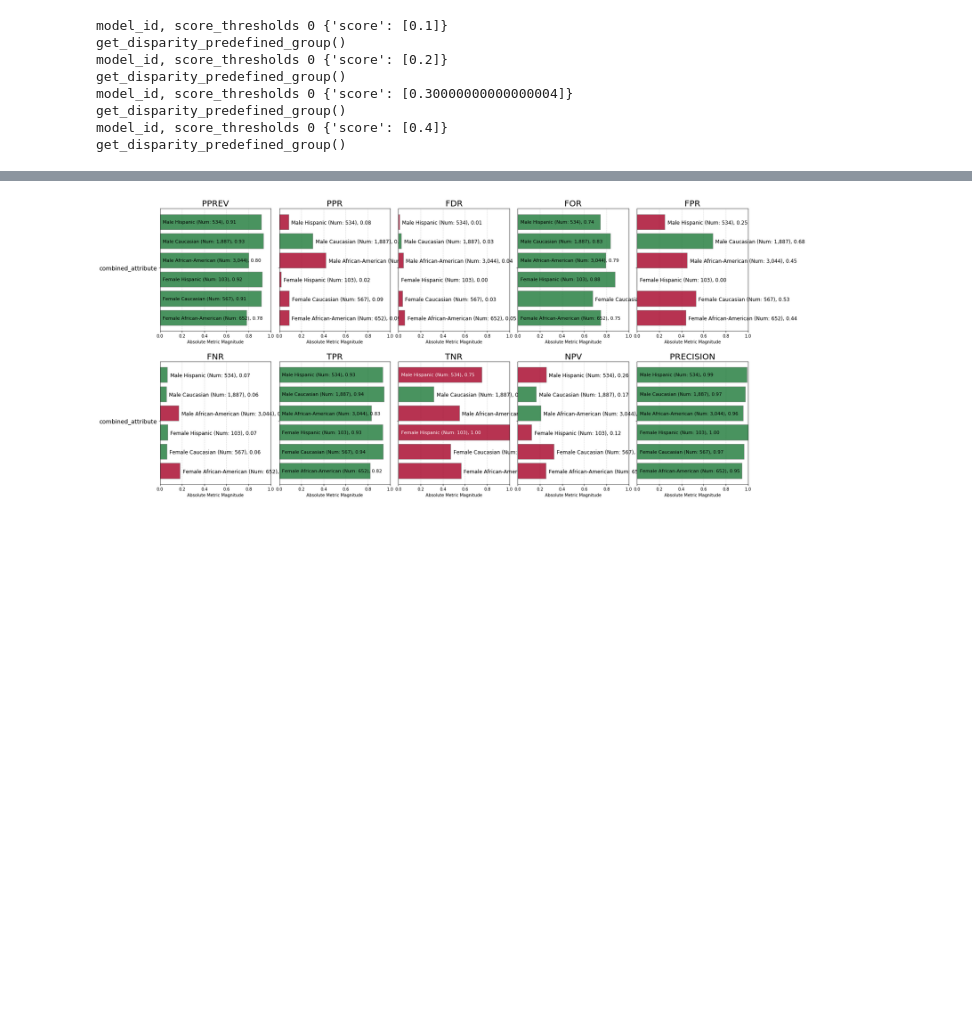
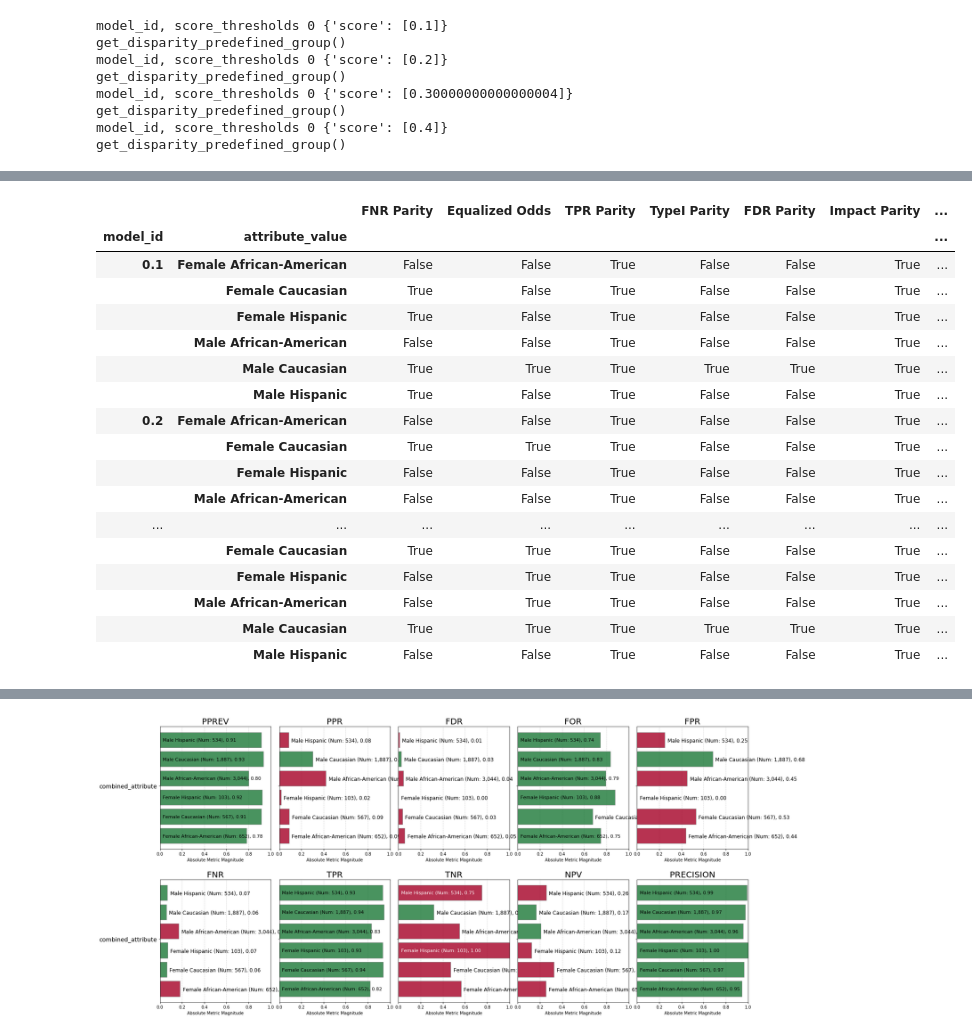
Before and after one commit to namsor/namsor-compass, a Jupyter notebook: 05_Data_Analysis_01_Fairness_Analysis_of_Gender_Endpoint.ipynb, the cells around one changed output, grey strips where cells are left out. Saved outputs shown, nothing was run; the diff lists cells and outputs as text; code cells hidden in the pictures; blank space fills up the shorter version.

```diff
--- a/05_Data_Analysis_01_Fairness_Analysis_of_Gender_Endpoint.ipynb
+++ b/05_Data_Analysis_01_Fairness_Analysis_of_Gender_Endpoint.ipynb
@@ -135,0 +152,4 @@ gaf
+# %%
+def _color_red_or_green(val): # https://stackoverflow.com/questions/28075699/coloring-cells-in-pandas
+    color = 'green' if val else 'red'
+    return 'color: %s' % color
@@ -135,0 +171,3 @@ gaf
+# %%
+gaf = f.get_group_attribute_fairness(fdf.fillna(True))
+gaf[["attribute_name", "Precision Parity", "FPR Parity", "FDR Parity", "Equalized Odds", "Statistical Parity", "TPR Parity", "Supervised Fairness", "Impact Parity", "TypeI Parity", "Unsupervised Fairness"]].style.applymap(_color_red_or_green)
@@ -153,7 +224,9 @@ fg = aqp.plot_fairness_group_all(fdf, ncols=5, metrics = "all")
 # %%
 from numpy import arange
 
-res = pd.DataFrame({'model_id' : []})
+disparities_res = pd.DataFrame({'model_id' : []})
+fairness_res = pd.DataFrame({'model_id' : []})
+overall_fairness_res = pd.DataFrame({'model_id' : []})
 all_tables = []
 complete_tables = []
 
@@ -165,16 +238,30 @@ for t in tresholds:
                               attr_cols=["combined_attribute"],
                               score_thresholds= {'score': [t]})
     absolute_metrics = g.list_absolute_metrics(xtab)
+
     b = Bias()
     bdf = b.get_disparity_predefined_groups(xtab, original_df=df,
                                             ref_groups_dict={'combined_attribute':'Male Caucasian'},
                                             input_group_metrics=["ppr", "tpr", "fpr", "precision", "tnr", "npv", "pprev", "for", "fdr", "fnr"],
                                             check_significance=False,
                                             mask_significance=False)
-    bdf['model_id'] = t
-    res = res.append(bdf, sort=False)
+
+    f = Fairness()
+    fdf = f.get_group_value_fairness(bdf)
+    gaf = f.get_group_attribute_fairness(fdf)
+
+    # save results
+    fdf['model_id'] = t.round(2)
+    fairness_by_group = fdf[['model_id', 'attribute_value'] + f.list_parities(fdf)]
+    fairness_res = fairness_res.append(fairness_by_group, sort=False)
+
+    gaf['model_id'] = t.round(2)
+    overall_fairness_res = overall_fairness_res.append(gaf, sort=False)
+
+    bdf['model_id'] = t.round(2)
+    disparities_res = disparities_res.append(bdf, sort=False)
     complete_tables.append(bdf)
-    all_tables.append(bdf[["attribute_value", "ppr_disparity", "tpr_disparity", "fpr_disparity", "precision_disparity", "tnr_disparity", "npv_disparity", "pprev_disparity", "for_disparity", "fdr_disparity", "fnr_disparity"]])
+    #all_tables.append(bdf[["attribute_value", "ppr_disparity", "tpr_disparity", "fpr_disparity", "precision_disparity", "tnr_disparity", "npv_disparity", "pprev_disparity", "for_disparity", "fdr_disparity", "fnr_disparity"]])
 # %% [output]
 model_id, score_thresholds 0 {'score': [0.1]}
 get_disparity_predefined_group()
@@ -211,0 +297,23 @@ overview.to_html('data/disparities_by_treshold_gender.html')
+# %%
+fairness_overview = fairness_res[["model_id", "attribute_value"] + f.list_parities(fdf)].groupby(["model_id", "attribute_value"]).max()
+# %%
+fairness_overview.style.applymap(_color_red_or_green)
+# %% [output]
+|  |  | FNR Parity | Equalized Odds | TPR Parity | TypeI Parity | FDR Parity | Impact Parity | ... |
+| model_id | attribute_value |  |  |  |  |  |  | ... |
+| 0.1 | Female African-American | False | False | True | False | False | True | ... |
+|  | Female Caucasian | True | False | True | False | False | True | ... |
+|  | Female Hispanic | True | False | True | False | False | True | ... |
+|  | Male African-American | False | False | True | False | False | True | ... |
+|  | Male Caucasian | True | True | True | True | True | True | ... |
+|  | Male Hispanic | True | False | True | False | False | True | ... |
+| 0.2 | Female African-American | False | False | True | False | False | True | ... |
+|  | Female Caucasian | True | True | True | False | False | True | ... |
+|  | Female Hispanic | False | False | True | False | False | True | ... |
+|  | Male African-American | False | False | True | False | False | True | ... |
+| ... | ... | ... | ... | ... | ... | ... | ... | ... |
+|  | Female Caucasian | True | True | True | False | False | True | ... |
+|  | Female Hispanic | False | True | True | False | False | True | ... |
+|  | Male African-American | False | True | True | False | False | True | ... |
+|  | Male Caucasian | True | True | True | True | True | True | ... |
+|  | Male Hispanic | False | False | True | False | False | True | ... |
```
Also changed, not shown: parts of 28 cells of this notebook, 21 other files.
